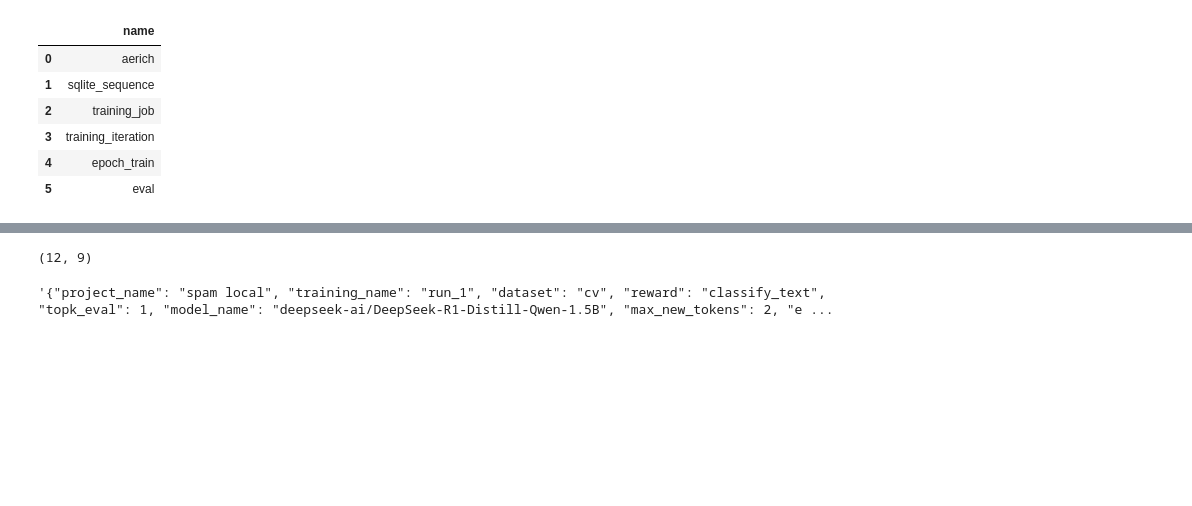
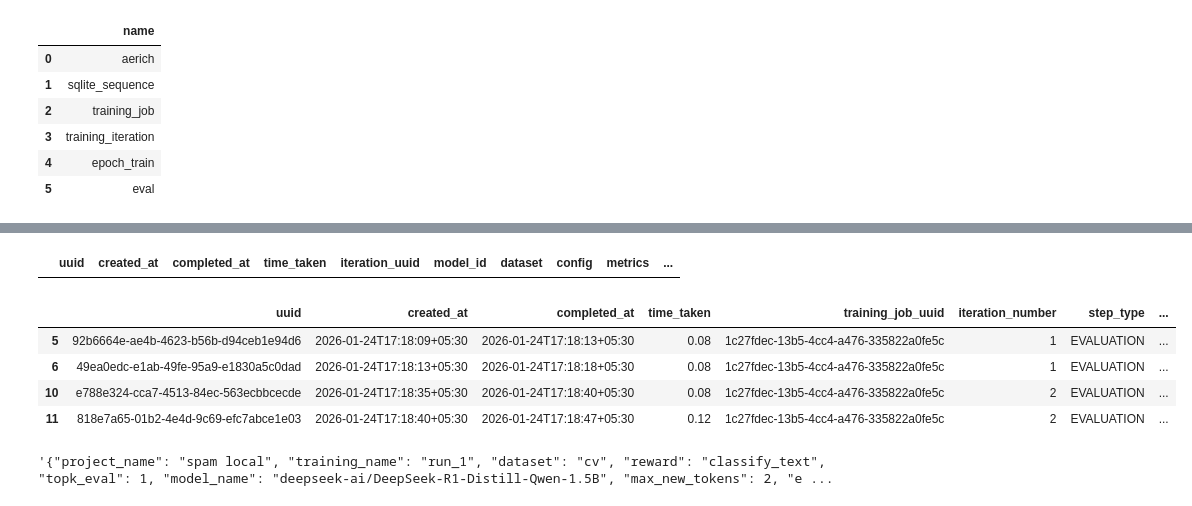
Before and after one commit to deepankarpal89/inno-train, a Jupyter notebook: rough.ipynb, the cells around one changed output, grey strips where cells are left out. Saved outputs shown, nothing was run; the diff lists cells and outputs as text; code cells hidden in the pictures; blank space fills up the shorter version.

```diff
--- a/rough.ipynb
+++ b/rough.ipynb
@@ -97,7 +117,15 @@ dfiter.tail()
+# %%
+dfeval[dfeval['iteration_uuid']=='e0ccbcff-e2bf-4d03-be0d-7d3c409d5d0f']
+# %% [output]
+|  | uuid | created_at | completed_at | time_taken | iteration_uuid | model_id | dataset | config | metrics | ... |
 # %%
-dfiter.shape
+dfiter[dfiter.step_type == "EVALUATION"]
 # %% [output]
-(12, 9)
+|  | uuid | created_at | completed_at | time_taken | training_job_uuid | iteration_number | step_type | ... |
+| 5 | 92b6664e-ae4b-4623-b56b-d94ceb1e94d6 | 2026-01-24T17:18:09+05:30 | 2026-01-24T17:18:13+05:30 | 0.08 | 1c27fdec-13b5-4cc4-a476-335822a0fe5c | 1 | EVALUATION | ... |
+| 6 | 49ea0edc-e1ab-49fe-95a9-e1830a5c0dad | 2026-01-24T17:18:13+05:30 | 2026-01-24T17:18:18+05:30 | 0.08 | 1c27fdec-13b5-4cc4-a476-335822a0fe5c | 1 | EVALUATION | ... |
+| 10 | e788e324-cca7-4513-84ec-563ecbbcecde | 2026-01-24T17:18:35+05:30 | 2026-01-24T17:18:40+05:30 | 0.08 | 1c27fdec-13b5-4cc4-a476-335822a0fe5c | 2 | EVALUATION | ... |
+| 11 | 818e7a65-01b2-4e4d-9c69-efc7abce1e03 | 2026-01-24T17:18:40+05:30 | 2026-01-24T17:18:47+05:30 | 0.12 | 1c27fdec-13b5-4cc4-a476-335822a0fe5c | 2 | EVALUATION | ... |
 # %%
 dfiter[dfiter.step_type=='EVALUATION'].iloc[0]['step_config']
 # %% [output]
```
Also changed, not shown: parts of 5 cells of this notebook, 17 other files.
